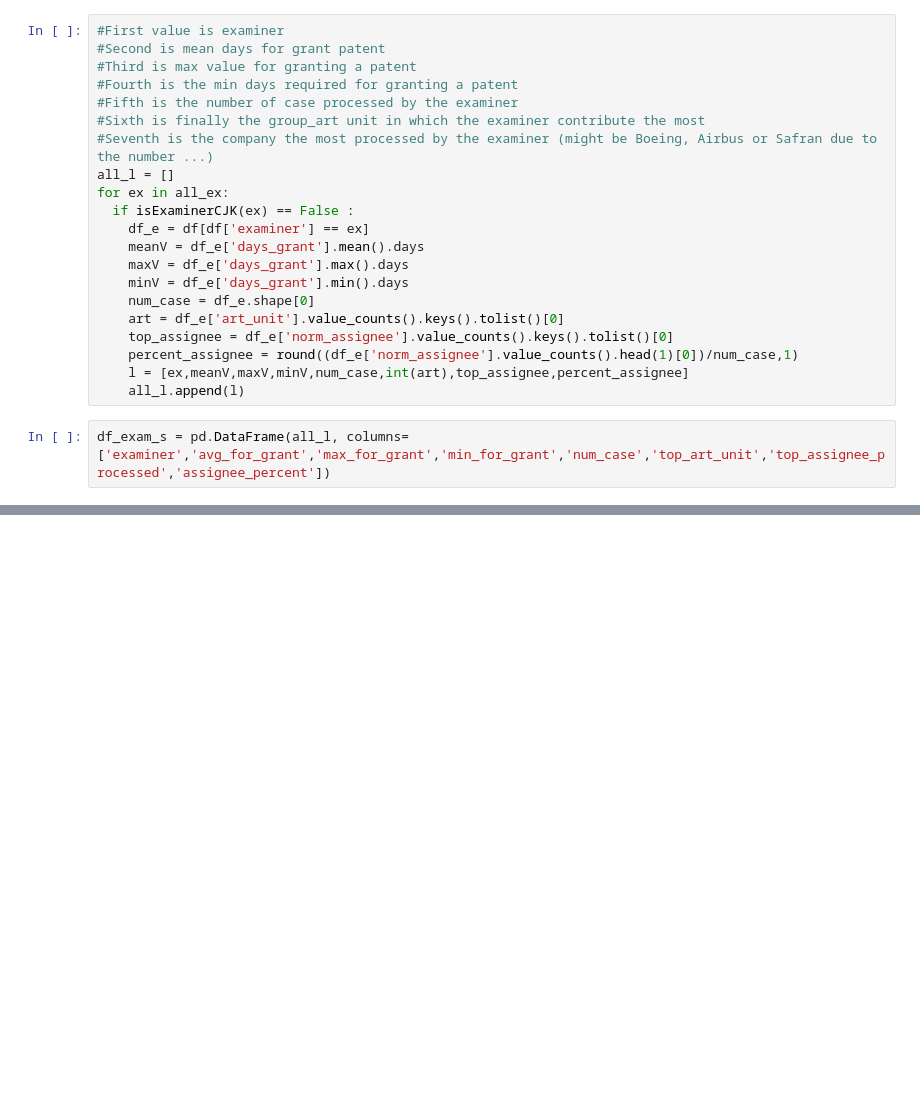
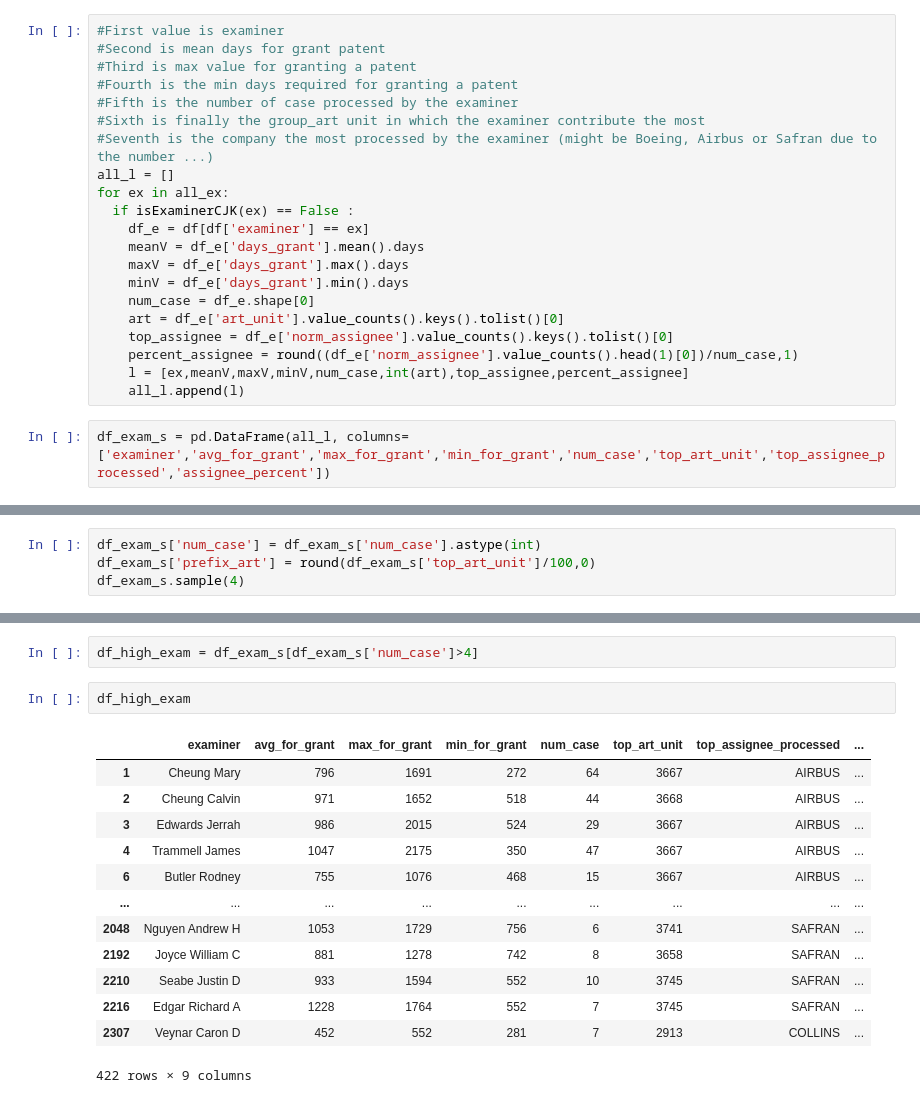
Before and after one commit to chajmz/Dataquest, a Jupyter notebook: Orbit_PEDS.ipynb, the cells around one changed output, grey strips where cells are left out. Drawn from its saved outputs; the diff is of its cells as text; blank space fills up the shorter version.

```diff
--- a/Orbit_PEDS.ipynb
+++ b/Orbit_PEDS.ipynb
@@ -375,0 +371,4 @@ df_exam_s.sample(10)
+# %%
+df_exam_s['num_case'] = df_exam_s['num_case'].astype(int)
+df_exam_s['prefix_art'] = round(df_exam_s['top_art_unit']/100,0)
+df_exam_s.sample(4)
@@ -375,0 +381,18 @@ df_exam_s.sample(10)
+# %%
+df_high_exam = df_exam_s[df_exam_s['num_case']>4]
+# %%
+df_high_exam
+# %% [output]
+|  | examiner | avg_for_grant | max_for_grant | min_for_grant | num_case | top_art_unit | top_assignee_processed | ... |
+| 1 | Cheung Mary | 796 | 1691 | 272 | 64 | 3667 | AIRBUS | ... |
+| 2 | Cheung Calvin | 971 | 1652 | 518 | 44 | 3668 | AIRBUS | ... |
+| 3 | Edwards Jerrah | 986 | 2015 | 524 | 29 | 3667 | AIRBUS | ... |
+| 4 | Trammell James | 1047 | 2175 | 350 | 47 | 3667 | AIRBUS | ... |
+| 6 | Butler Rodney | 755 | 1076 | 468 | 15 | 3667 | AIRBUS | ... |
+| ... | ... | ... | ... | ... | ... | ... | ... | ... |
+| 2048 | Nguyen Andrew H | 1053 | 1729 | 756 | 6 | 3741 | SAFRAN | ... |
+| 2192 | Joyce William C | 881 | 1278 | 742 | 8 | 3658 | SAFRAN | ... |
+| 2210 | Seabe Justin D | 933 | 1594 | 552 | 10 | 3745 | SAFRAN | ... |
+| 2216 | Edgar Richard A | 1228 | 1764 | 552 | 7 | 3745 | SAFRAN | ... |
+| 2307 | Veynar Caron D | 452 | 552 | 281 | 7 | 2913 | COLLINS | ... |
+422 rows × 9 columns
```
Also changed, not shown: parts of 19 cells of this notebook.
